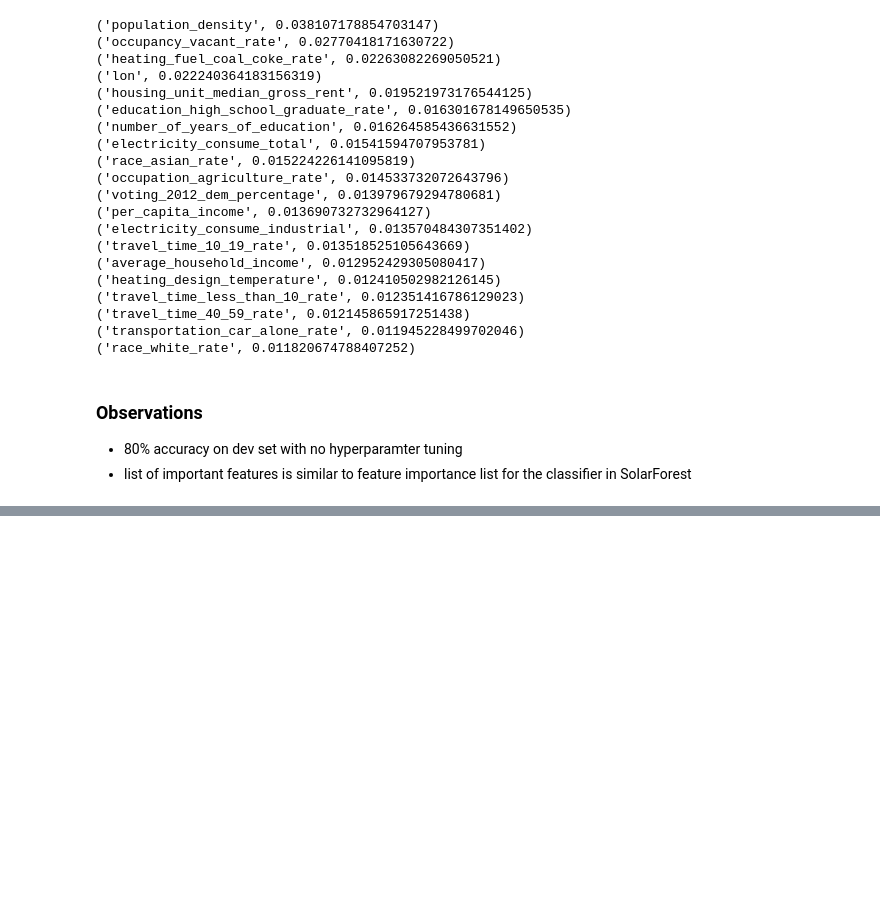
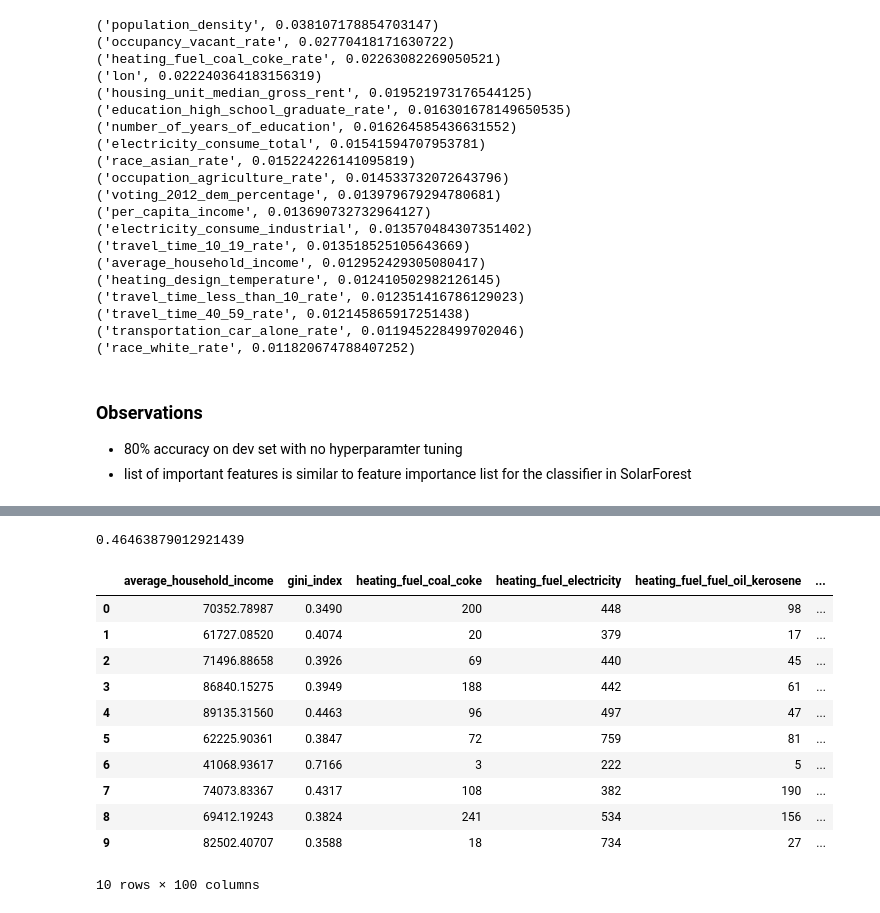
Before and after one commit to daxaurora/capstone_solarpanels, a Jupyter notebook: Modeling/Prediction Models - Noah.ipynb, the cells around one changed output, grey strips where cells are left out. Saved outputs shown, nothing was run; the diff lists cells and outputs as text; code cells hidden in the pictures; blank space fills up the shorter version.

```diff
--- a/Modeling/Prediction Models - Noah.ipynb
+++ b/Modeling/Prediction Models - Noah.ipynb
@@ -117,0 +309,3 @@ for i in range(0,20):
+# %%
+classifier=RandomForestClassifier(max_depth=15,n_estimators=200, n_jobs=-1)
+classifier.fit(X_train,yc_train)
@@ -117,0 +324,3 @@ for i in range(0,20):
+# %%
+classifier_preds=classifier.predict(X)
+classifier_preds[0:100]
@@ -117,0 +333,3 @@ for i in range(0,20):
+# %%
+regressor_preds=regressor.predict(X)
+regressor_preds[0:100]
@@ -117,0 +357,3 @@ for i in range(0,20):
+# %%
+final_preds=regressor_preds*classifier_preds
+final_preds[0:100]
@@ -117,0 +383,24 @@ for i in range(0,20):
+# %%
+r2_score(yr_test,final_preds)
+# %% [output]
+0.46463879012921439
+# %%
+solar_full=solar[features].replace([np.inf,' '],np.nan)
+solar_full['number_of_solar_system_per_household']=solar['number_of_solar_system_per_household'].replace(np.inf,np.nan)
+solar_full['fips']=solar['fips']
+solar_full=solar_full.loc[np.isfinite(solar_full['number_of_solar_system_per_household'])]
+solar_full=solar_full.assign(predicted_solar=final_preds)
+solar_full.head(10)
+# %% [output]
+|  | average_household_income | gini_index | heating_fuel_coal_coke | heating_fuel_electricity | heating_fuel_fuel_oil_kerosene | ... |
+| 0 | 70352.78987 | 0.3490 | 200 | 448 | 98 | ... |
+| 1 | 61727.08520 | 0.4074 | 20 | 379 | 17 | ... |
+| 2 | 71496.88658 | 0.3926 | 69 | 440 | 45 | ... |
+| 3 | 86840.15275 | 0.3949 | 188 | 442 | 61 | ... |
+| 4 | 89135.31560 | 0.4463 | 96 | 497 | 47 | ... |
+| 5 | 62225.90361 | 0.3847 | 72 | 759 | 81 | ... |
+| 6 | 41068.93617 | 0.7166 | 3 | 222 | 5 | ... |
+| 7 | 74073.83367 | 0.4317 | 108 | 382 | 190 | ... |
+| 8 | 69412.19243 | 0.3824 | 241 | 534 | 156 | ... |
+| 9 | 82502.40707 | 0.3588 | 18 | 734 | 27 | ... |
+10 rows × 100 columns
```
Also changed, not shown: parts of 28 cells of this notebook, 1 other file.
